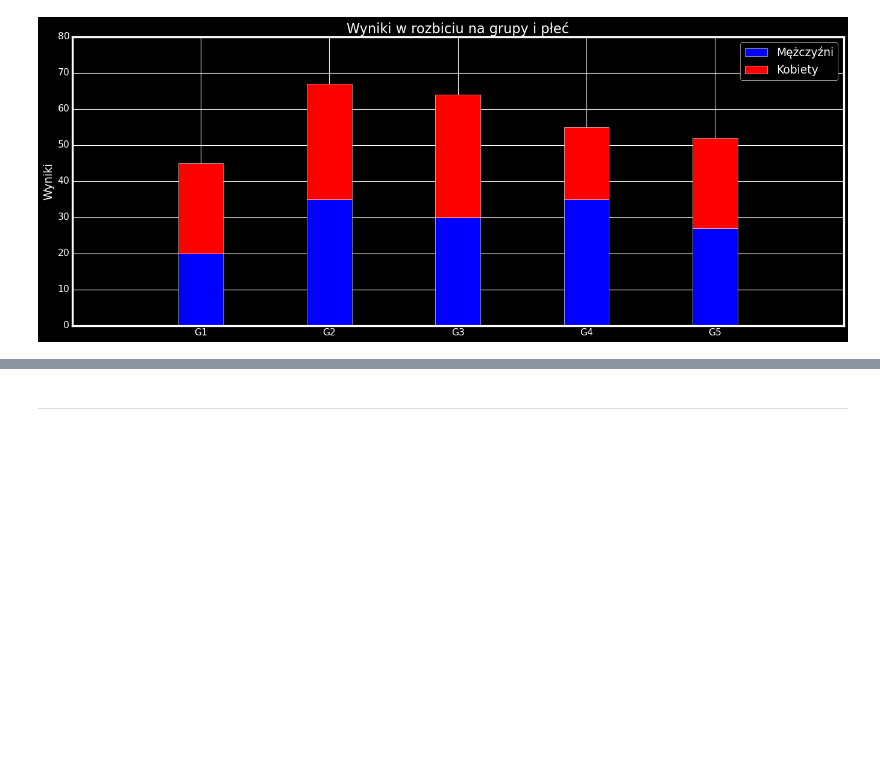
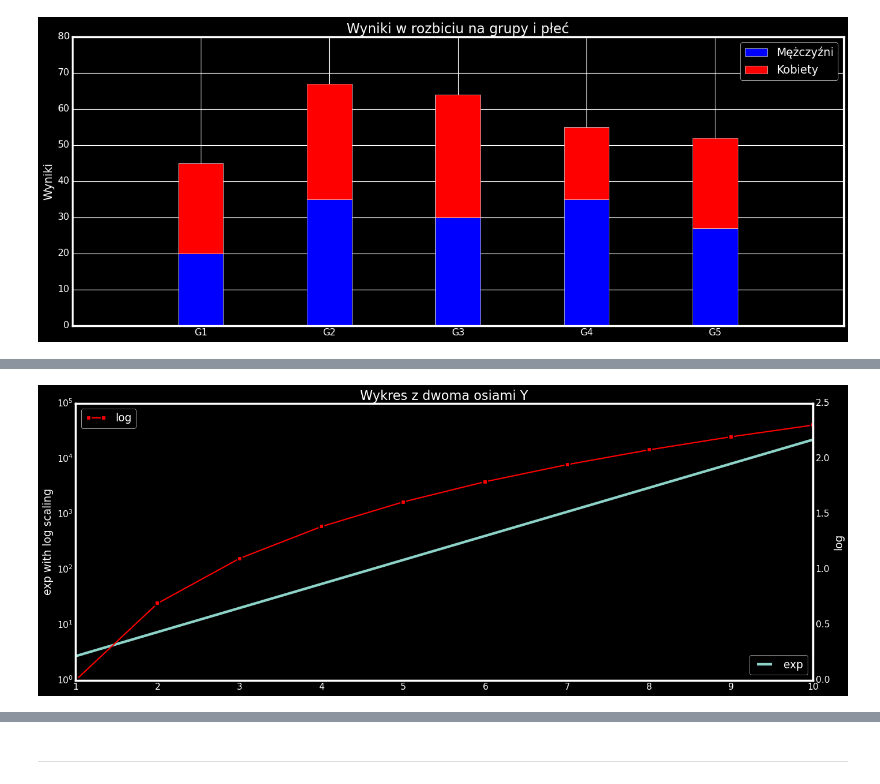
Before and after one commit to Bits-of-Data-PL/PythonDataScience, a Jupyter notebook: 08.Wizualizacja_1z3.ipynb, the cells around one changed output, grey strips where cells are left out. Cells and saved outputs as stored; diff of their text form; code cells hidden in the pictures; blank space fills up the shorter version.

```diff
--- a/08.Wizualizacja_1z3.ipynb
+++ b/08.Wizualizacja_1z3.ipynb
@@ -197,3 +190,35 @@ plt.show()
+# %%
+import matplotlib.pyplot as plt
+import numpy as np
+
+fig = plt.figure()
+a1 = fig.add_axes([0,0,2,1])
+x = np.arange(1,11)
+
+a1.set_title('Wykres z dwoma osiami Y')
+a1.plot(x,np.exp(x))
+a1.set_ylabel('exp with log scaling')
+a1.legend(labels = ('exp',), loc='lower right')
+a1.grid(False)
+a1.set_yscale('log')
+
+a2 = a1.twinx()
+
+a2.plot(x, np.log(x),
+        linestyle='-',
+        marker='s',
+        color='r',
+        linewidth=2,
+        markersize=8,
+        markeredgewidth=2,
+        markeredgecolor='black')
+
+a2.set_ylabel('log')
+a2.grid(False)
+a2.legend(labels = ('log',), loc='upper left')
+plt.show()
+# %% [output]
+[figure, added]
 # %%
 import numpy as np
 import matplotlib.pyplot as plt
```
Also changed, not shown: parts of 22 cells of this notebook.
